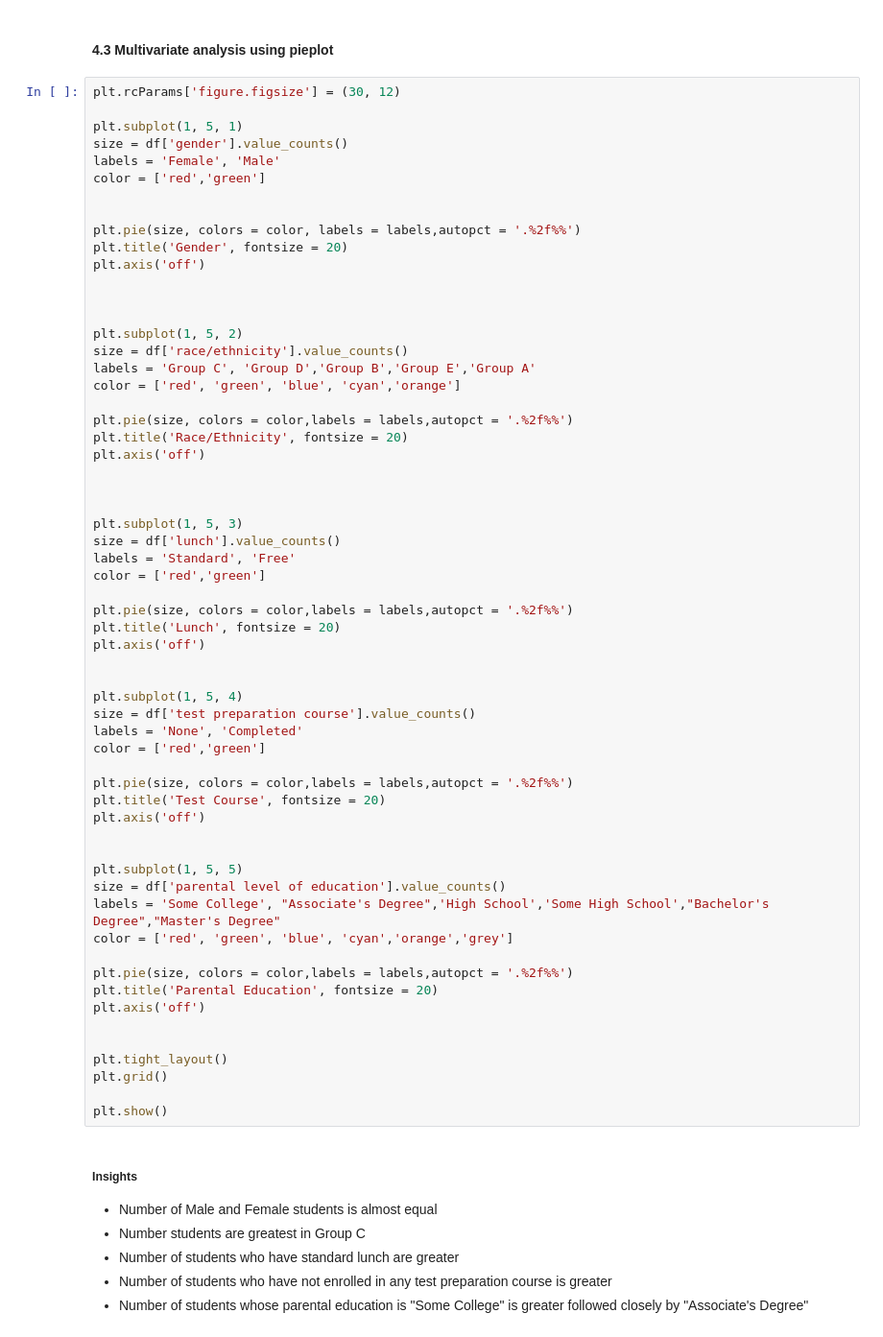
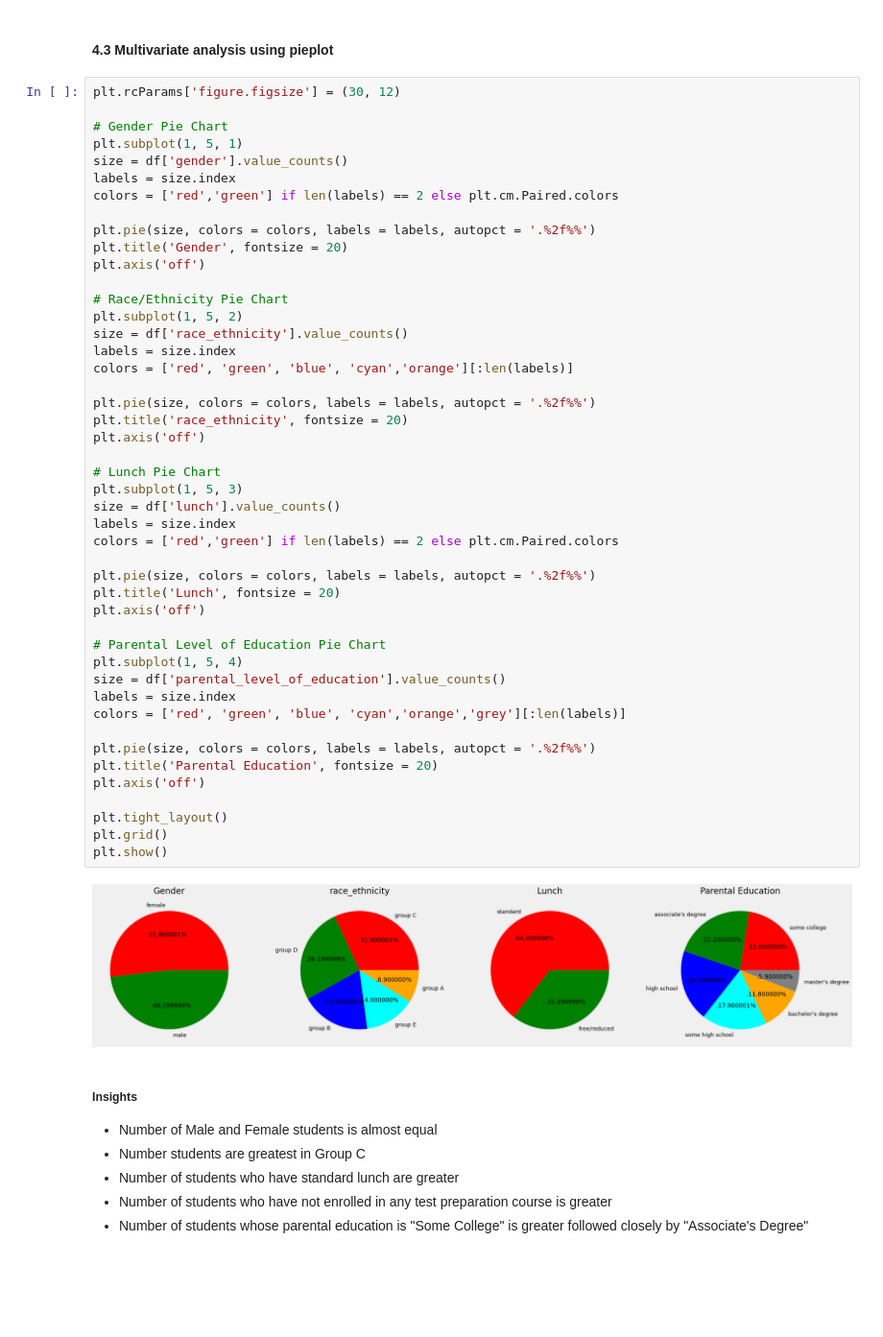
Before and after one commit to Motaseam-Yousef/mlproject, a Jupyter notebook: notebook/00 EDA STUDENT PERFORMANCE .ipynb, the cells around one changed output. Shown at 96% size. Cells and saved outputs as stored; diff of their text form; blank space fills up the shorter version.

```diff
--- a/notebook/00 EDA STUDENT PERFORMANCE .ipynb
+++ b/notebook/00 EDA STUDENT PERFORMANCE .ipynb
@@ -333,63 +348,51 @@ plt.show()
 # %%
 plt.rcParams['figure.figsize'] = (30, 12)
 
+# Gender Pie Chart
 plt.subplot(1, 5, 1)
 size = df['gender'].value_counts()
-labels = 'Female', 'Male'
-color = ['red','green']
+labels = size.index
+colors = ['red','green'] if len(labels) == 2 else plt.cm.Paired.colors
 
-
-plt.pie(size, colors = color, labels = labels,autopct = '.%2f%%')
+plt.pie(size, colors = colors, labels = labels, autopct = '.%2f%%')
 plt.title('Gender', fontsize = 20)
 plt.axis('off')
 
+# Race/Ethnicity Pie Chart
+plt.subplot(1, 5, 2)
+size = df['race_ethnicity'].value_counts()
+labels = size.index
+colors = ['red', 'green', 'blue', 'cyan','orange'][:len(labels)]
 
-
-plt.subplot(1, 5, 2)
-size = df['race/ethnicity'].value_counts()
-labels = 'Group C', 'Group D','Group B','Group E','Group A'
-color = ['red', 'green', 'blue', 'cyan','orange']
-
-plt.pie(size, colors = color,labels = labels,autopct = '.%2f%%')
-plt.title('Race/Ethnicity', fontsize = 20)
+plt.pie(size, colors = colors, labels = labels, autopct = '.%2f%%')
+plt.title('race_ethnicity', fontsize = 20)
 plt.axis('off')
 
-
-
+# Lunch Pie Chart
 plt.subplot(1, 5, 3)
 size = df['lunch'].value_counts()
-labels = 'Standard', 'Free'
-color = ['red','green']
+labels = size.index
+colors = ['red','green'] if len(labels) == 2 else plt.cm.Paired.colors
 
-plt.pie(size, colors = color,labels = labels,autopct = '.%2f%%')
+plt.pie(size, colors = colors, labels = labels, autopct = '.%2f%%')
 plt.title('Lunch', fontsize = 20)
 plt.axis('off')
 
+# Parental Level of Education Pie Chart
+plt.subplot(1, 5, 4)
+size = df['parental_level_of_education'].value_counts()
+labels = size.index
+colors = ['red', 'green', 'blue', 'cyan','orange','grey'][:len(labels)]
 
-plt.subplot(1, 5, 4)
-size = df['test preparation course'].value_counts()
-labels = 'None', 'Completed'
-color = ['red','green']
-
-plt.pie(size, colors = color,labels = labels,autopct = '.%2f%%')
-plt.title('Test Course', fontsize = 20)
-plt.axis('off')
-
-
-plt.subplot(1, 5, 5)
-size = df['parental level of education'].value_counts()
-labels = 'Some College', "Associate's Degree",'High School','Some High School',"Bachelor's Degree","Master's Degree"
-color = ['red', 'green', 'blue', 'cyan','orange','grey']
-
-plt.pie(size, colors = color,labels = labels,autopct = '.%2f%%')
+plt.pie(size, colors = colors, labels = labels, autopct = '.%2f%%')
 plt.title('Parental Education', fontsize = 20)
 plt.axis('off')
 
-
 plt.tight_layout()
 plt.grid()
-
 plt.show()
+# %% [output]
+[figure, added]
 # %% [markdown]
 #####  Insights
 - Number of Male and Female students is almost equal
```
Also changed, not shown: parts of 18 cells of this notebook.
